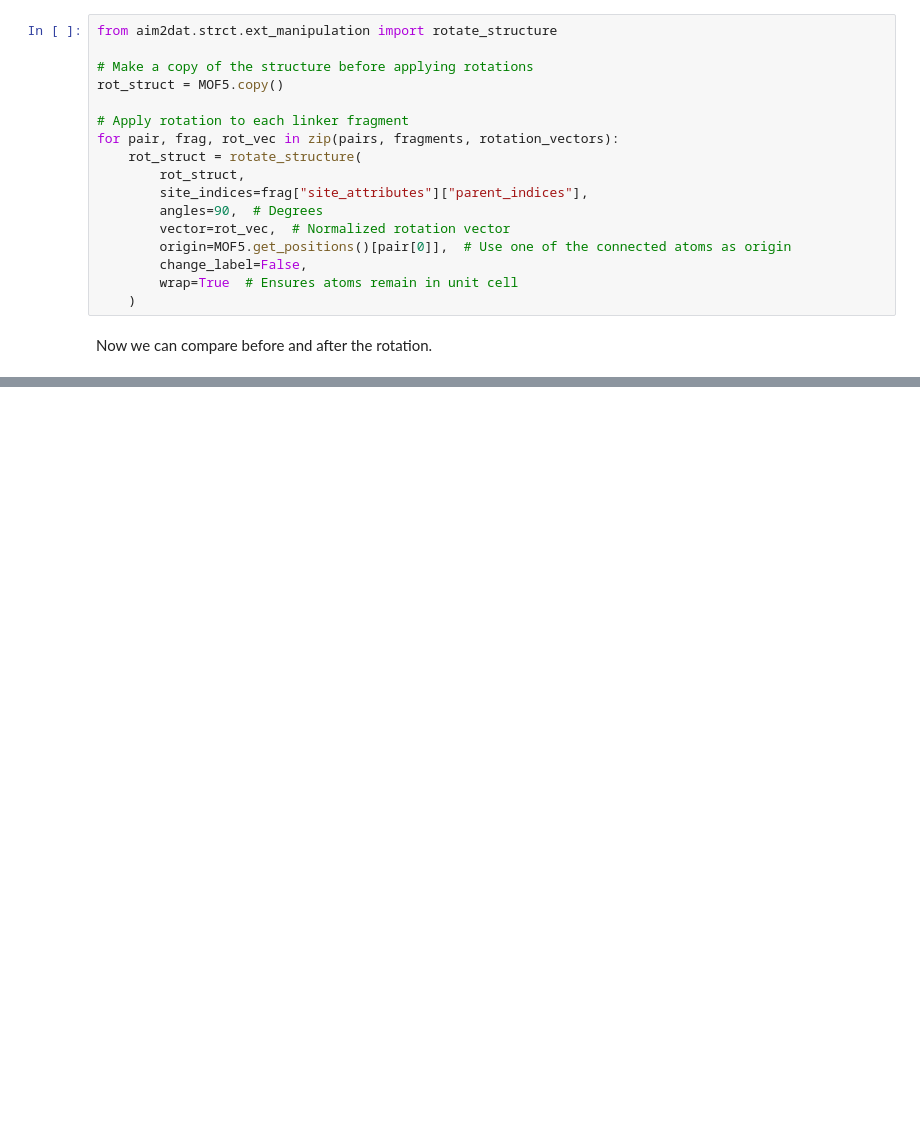
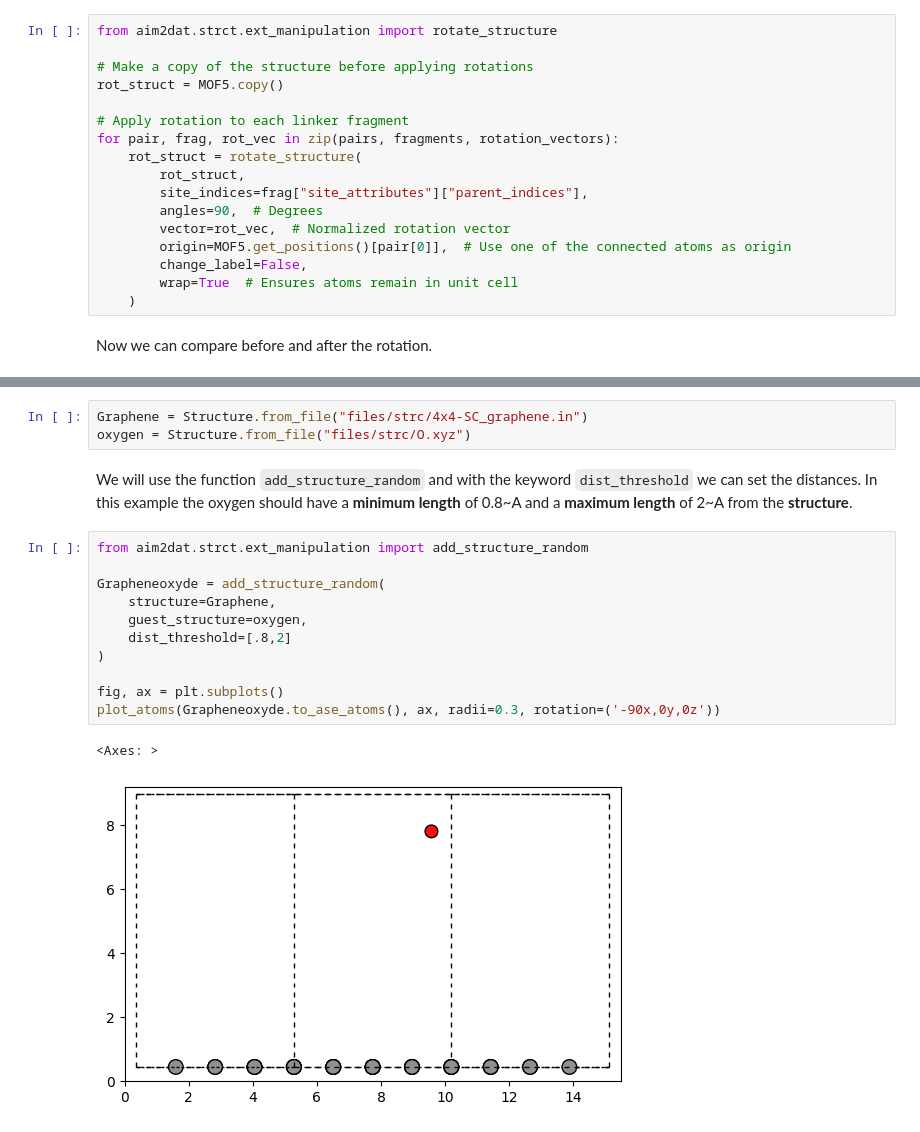
Before and after one commit to aim2dat/aim2dat, a Jupyter notebook: example_notebooks/strct-manipulation.ipynb, the cells around one changed output, grey strips where cells are left out. Cells and saved outputs as stored; diff of their text form; blank space fills up the shorter version.

Commit message:
Small fix and add example to example notebooks

```diff
--- a/example_notebooks/strct-manipulation.ipynb
+++ b/example_notebooks/strct-manipulation.ipynb
@@ -143,0 +156,19 @@ plt.show()
+# %%
+Graphene = Structure.from_file("files/strc/4x4-SC_graphene.in")
+oxygen = Structure.from_file("files/strc/O.xyz")
+# %% [markdown]
+We will use the function `add_structure_random` and with the keyword `dist_threshold` we can set the distances. In this example the oxygen should have a **minimum length** of 0.8~A and a **maximum length** of 2~A from the **structure**.
+# %%
+from aim2dat.strct.ext_manipulation import add_structure_random
+
+Grapheneoxyde = add_structure_random(
+    structure=Graphene,
+    guest_structure=oxygen,
+    dist_threshold=[.8,2]
+)
+
+fig, ax = plt.subplots()
+plot_atoms(Grapheneoxyde.to_ase_atoms(), ax, radii=0.3, rotation=('-90x,0y,0z'))
+# %% [output]
+<Axes: >
+[figure, added]
```
Also changed, not shown: parts of 8 cells of this notebook, 3 other files.
